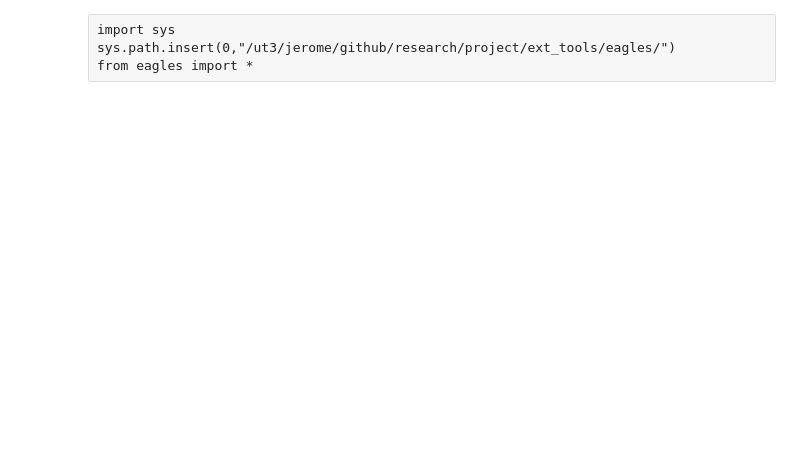
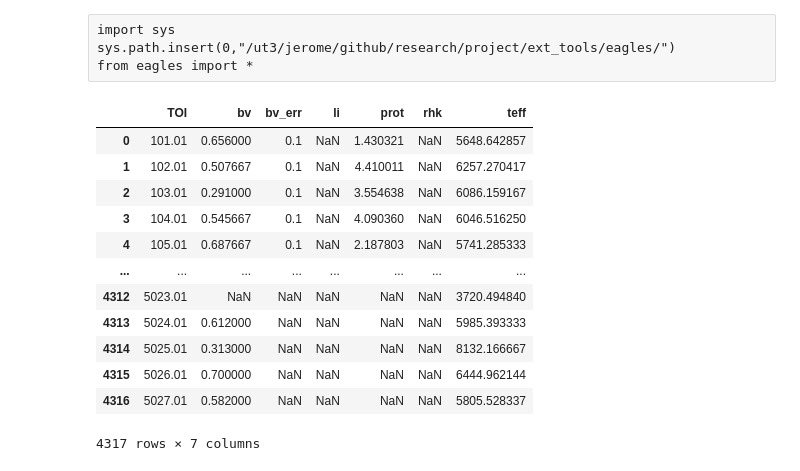
Before and after one commit to jpdeleon/wakai, a Jupyter notebook: notebooks/ext_code_eagles.ipynb, the cells around one changed output. Saved outputs shown, nothing was run; the diff lists cells and outputs as text; code cells hidden in the pictures; blank space fills up the shorter version.

```diff
--- a/notebooks/ext_code_eagles.ipynb
+++ b/notebooks/ext_code_eagles.ipynb
@@ -2,3 +2,22 @@
 import sys
 sys.path.insert(0,"/ut3/jerome/github/research/project/ext_tools/eagles/")
 from eagles import *
+# %%
+import pandas as pd
+
+data = pd.read_csv('../data/youth_indicators_tois.csv')
+data
+# %% [output]
+|  | TOI | bv | bv_err | li | prot | rhk | teff |
+| 0 | 101.01 | 0.656000 | 0.1 | NaN | 1.430321 | NaN | 5648.642857 |
+| 1 | 102.01 | 0.507667 | 0.1 | NaN | 4.410011 | NaN | 6257.270417 |
+| 2 | 103.01 | 0.291000 | 0.1 | NaN | 3.554638 | NaN | 6086.159167 |
+| 3 | 104.01 | 0.545667 | 0.1 | NaN | 4.090360 | NaN | 6046.516250 |
+| 4 | 105.01 | 0.687667 | 0.1 | NaN | 2.187803 | NaN | 5741.285333 |
+| ... | ... | ... | ... | ... | ... | ... | ... |
+| 4312 | 5023.01 | NaN | NaN | NaN | NaN | NaN | 3720.494840 |
+| 4313 | 5024.01 | 0.612000 | NaN | NaN | NaN | NaN | 5985.393333 |
+| 4314 | 5025.01 | 0.313000 | NaN | NaN | NaN | NaN | 8132.166667 |
+| 4315 | 5026.01 | 0.700000 | NaN | NaN | NaN | NaN | 6444.962144 |
+| 4316 | 5027.01 | 0.582000 | NaN | NaN | NaN | NaN | 5805.528337 |
+4317 rows × 7 columns
```
Also changed, not shown: parts of 5 cells of this notebook, 18 other files.
